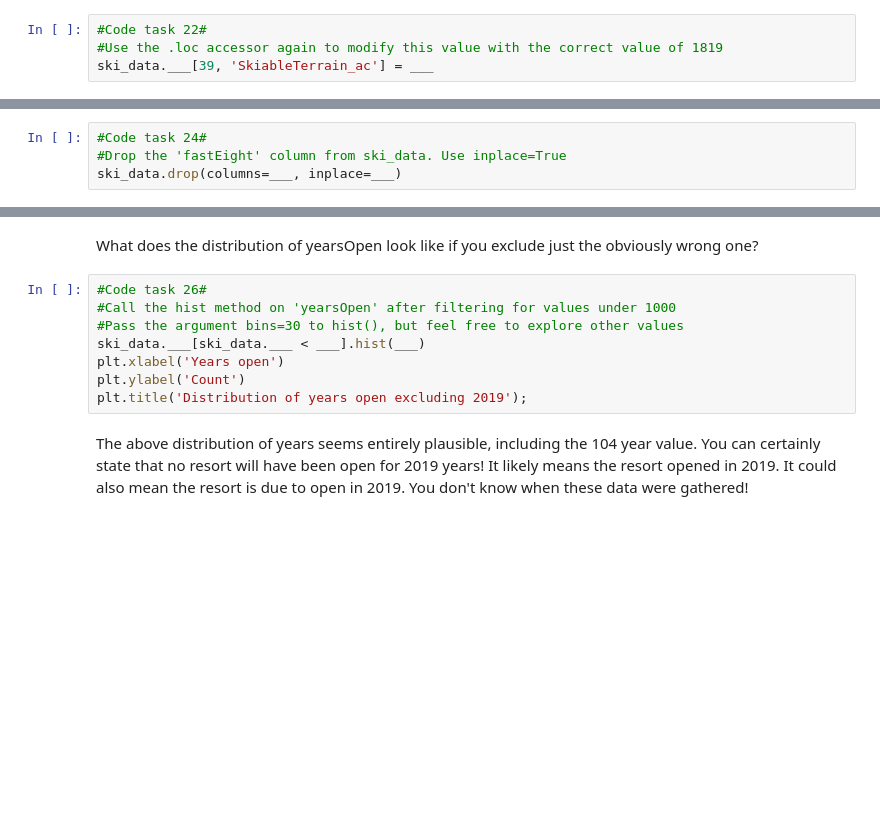
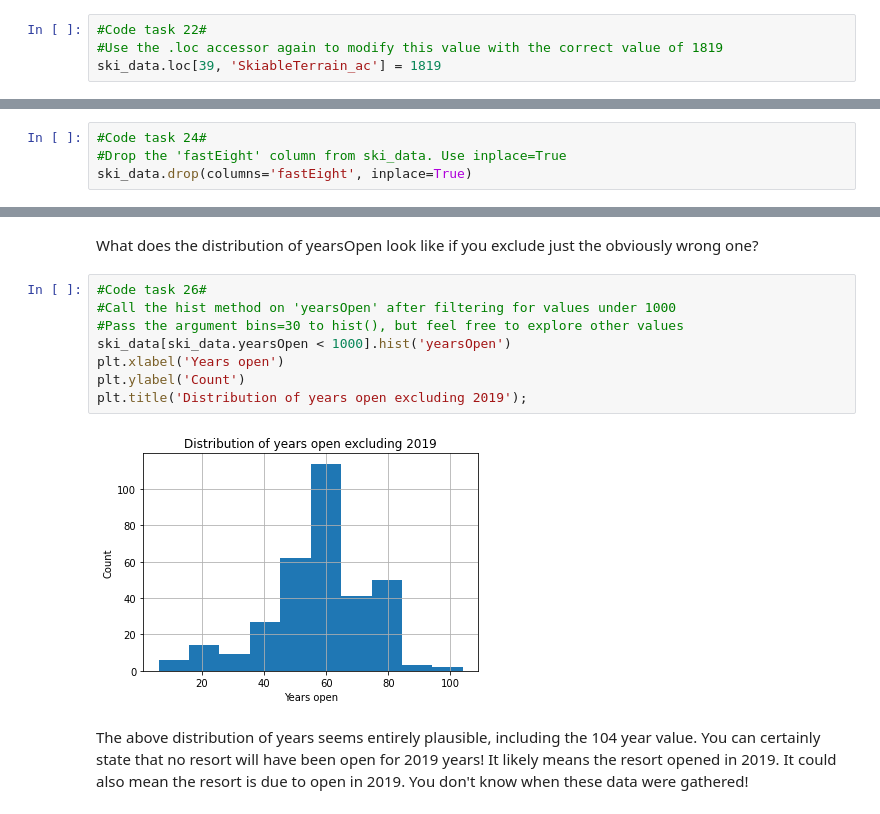
Before and after one commit to MarcJKolb/DataScienceGuidedCapstone, a Jupyter notebook: Notebooks/02_data_wrangling.ipynb, the cells around one changed output, grey strips where cells are left out. Saved outputs shown, nothing was run; the diff lists cells and outputs as text; blank space fills up the shorter version.

```diff
--- a/Notebooks/02_data_wrangling.ipynb
+++ b/Notebooks/02_data_wrangling.ipynb
@@ -517,7 +574,7 @@ ski_data.___[39, 'SkiableTerrain_ac']
 # %%
 #Code task 22#
 #Use the .loc accessor again to modify this value with the correct value of 1819
-ski_data.___[39, 'SkiableTerrain_ac'] = ___
+ski_data.loc[39, 'SkiableTerrain_ac'] = 1819
 # %%
 #Code task 23#
 #Use the .loc accessor a final time to verify that the value has been modified
@@ -588,7 +647,7 @@ Drop the fastEight column in its entirety; half the values are missing and all b
 # %%
 #Code task 24#
 #Drop the 'fastEight' column from ski_data. Use inplace=True
-ski_data.drop(columns=___, inplace=___)
+ski_data.drop(columns='fastEight', inplace=True)
 # %% [markdown]
 What about yearsOpen? How many resorts have purportedly been open for more than 100 years?
 # %%
@@ -602,11 +666,13 @@ What does the distribution of yearsOpen look like if you exclude just the obviou
 # %%
 #Code task 26#
 #Call the hist method on 'yearsOpen' after filtering for values under 1000
 #Pass the argument bins=30 to hist(), but feel free to explore other values
-ski_data.___[ski_data.___ < ___].hist(___)
+ski_data[ski_data.yearsOpen < 1000].hist('yearsOpen')
 plt.xlabel('Years open')
 plt.ylabel('Count')
 plt.title('Distribution of years open excluding 2019');
+# %% [output]
+[figure, added]
 # %% [markdown]
 The above distribution of years seems entirely plausible, including the 104 year value. You can certainly state that no resort will have been open for 2019 years! It likely means the resort opened in 2019. It could also mean the resort is due to open in 2019. You don't know when these data were gathered!
 # %% [markdown]
```
Also changed, not shown: parts of 18 cells of this notebook.
